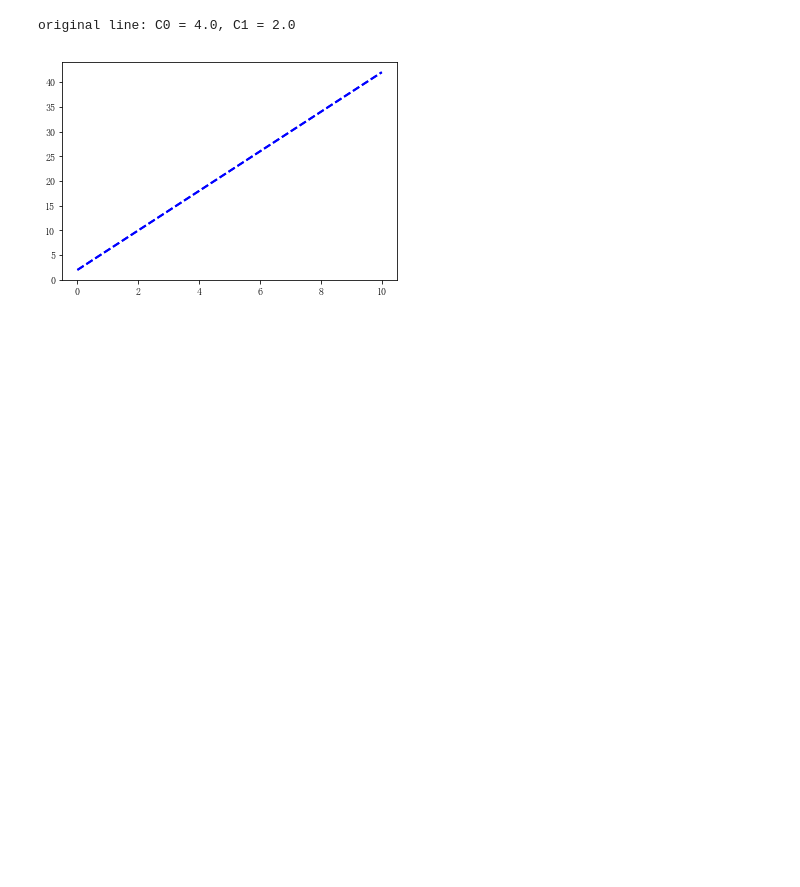
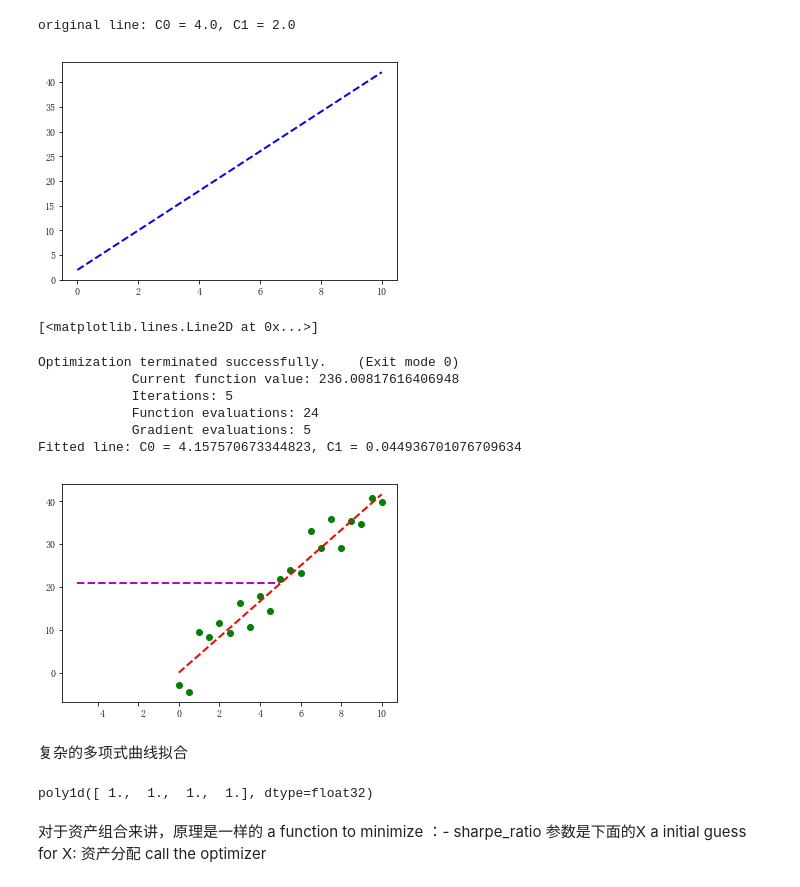
Before and after one commit to shankswhite/Quant, a Jupyter notebook: 6-optimizer.ipynb, the cells around one changed output. Cells and saved outputs as stored; diff of their text form; code cells hidden in the pictures; blank space fills up the shorter version.

```diff
--- a/6-optimizer.ipynb
+++ b/6-optimizer.ipynb
@@ -67,3 +67,38 @@ plt.plot(Xorig, Yorig, 'b--', linewidth = 2.0, label = 'original line')
 plt.show()
 # %% [output]
 [figure]
+# %%
+noise_sigma = 3.0
+noise = np.random.normal(0, noise_sigma, Yorig.shape)
+data = np.asarray([Xorig, Yorig + noise]).T
+plt.plot(data[:, 0], data[:, 1], 'go', label = 'Data points')
+# 如果加入plt.show，就无法在下面的图看到两个一起的效果了
+# 加入噪音创作一条需要拟合的线
+# %% [output]
+[<matplotlib.lines.Line2D at 0x...>]
+# %%
+def fit_line(data, error_func): # data是加了noise的2D array
+    l = np.float32([0, np.mean(data[:, 1])]) # slope = 0, intercept = mean y values
+
+    x_ends = np.float32([-5, 5])
+    plt.plot(x_ends, l[0] * x_ends + l[1], 'm--', linewidth = 2.0, label = 'initial line')
+    #初始猜测线
+
+    result = spo.minimize(error_func, l, args = (data,), method = 'SLSQP', options = {'disp':True}) # disp=display
+    # args参数是指数据进入方式
+    return result.x
+# %%
+l_fit = fit_line(data, error)
+print ('Fitted line: C0 = {}, C1 = {}'.format(l_fit[0], l_fit[1]))
+plt.plot(data[:, 0], l_fit[0] * data[:, 0] + l_fit[1], 'r--', linewidth = 2.0)
+plt.show()
+# %% [output]
+Optimization terminated successfully.    (Exit mode 0)
+            Current function value: 236.00817616406948
+            Iterations: 5
+            Function evaluations: 24
+            Gradient evaluations: 5
+Fitted line: C0 = 4.157570673344823, C1 = 0.044936701076709634
+[figure, added]
+# %% [markdown]
+复杂的多项式曲线拟合
@@ -69,0 +111,4 @@ plt.show()
+# %%
+np.poly1d(np.ones(3 + 1, dtype = np.float32))
+# %% [output]
+poly1d([ 1.,  1.,  1.,  1.], dtype=float32)
@@ -69,0 +125,5 @@ plt.show()
+# %% [markdown]
+对于资产组合来讲，原理是一样的
+a function to minimize ：- sharpe_ratio 参数是下面的X
+a initial guess for X: 资产分配
+call the optimizer
```
Also changed, not shown: parts of 4 cells of this notebook, 4 other files.
